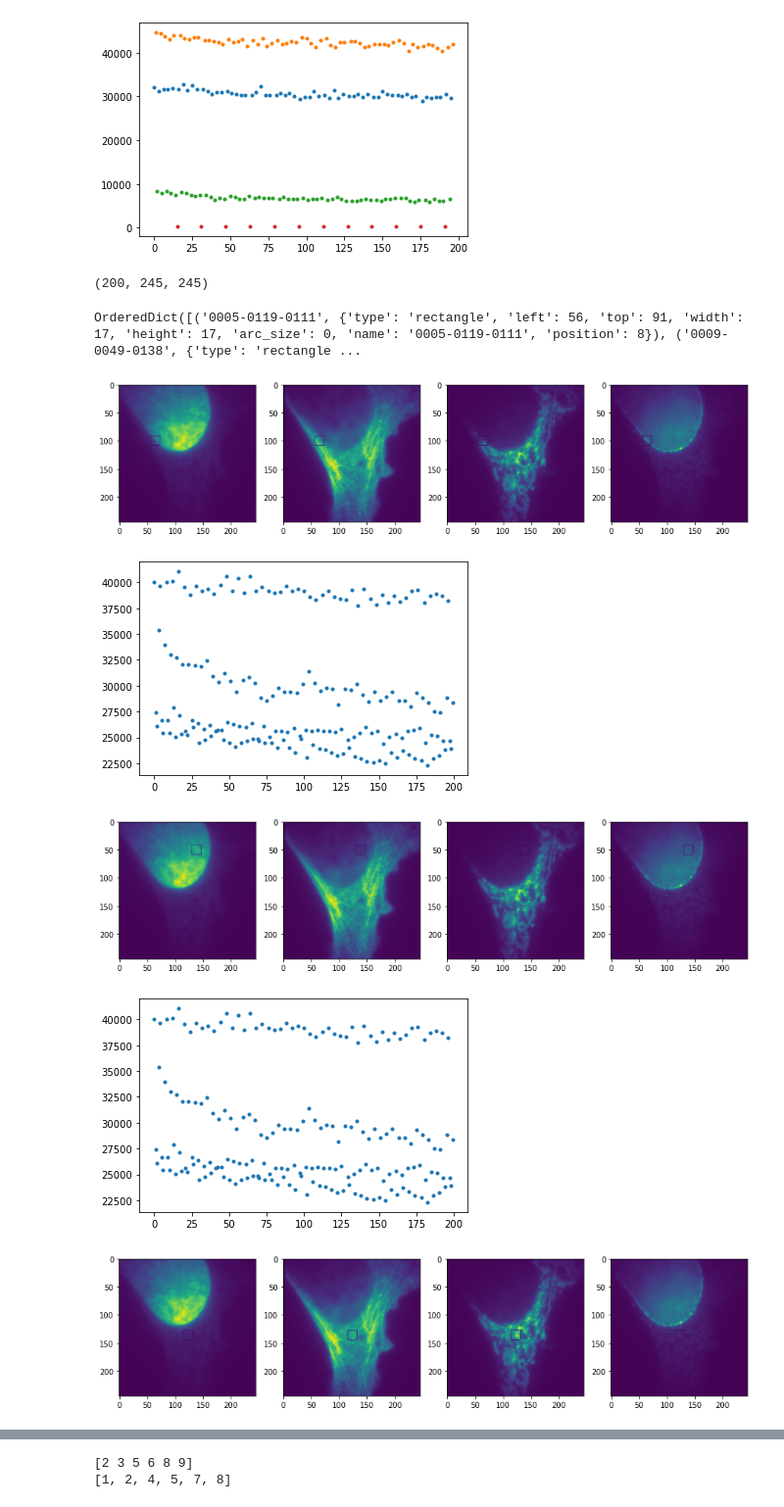
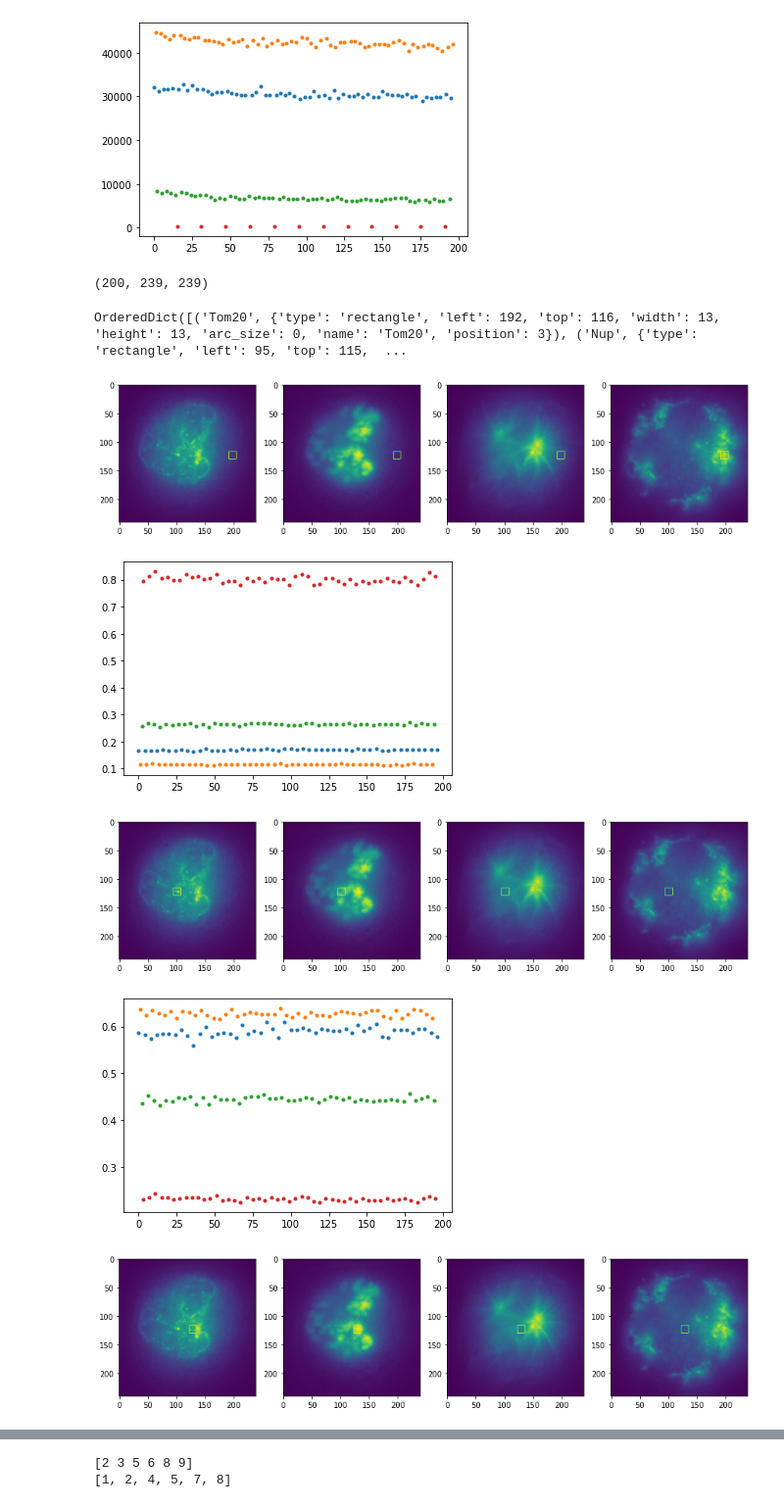
Before and after one commit to mufpga/analysis, a Jupyter notebook: analysis_image.ipynb, the cells around one changed output, grey strips where cells are left out. Shown at 98% size. Cells and saved outputs as stored; diff of their text form; code cells hidden in the pictures.

Commit message:
Update multi-color

```diff
--- a/analysis_image.ipynb
+++ b/analysis_image.ipynb
@@ -6,12 +6,15 @@ import read_roi as rr
 %matplotlib inline
 import matplotlib.pyplot as plt
 # %%
-def read_image(path):
+def read_image(path, norm = False):
     tif = tff.TiffFile(path)
 
     pages = []
     for page in tif.pages:
         array = page.asarray()
+        if norm:
+            array = array / np.max(array)
+
         pages.append(array)
 
     return np.array(pages)
@@ -33,7 +36,7 @@ def average_over_roi(img, roi):
     x0, y0, w, h = extract_roi(roi)
 
     for z in range(img.shape[0]):
-        vals[z] = np.max(img[z, x0:x0+w, y0:y0+h])
+        vals[z] = np.mean(img[z, x0:x0+w, y0:y0+h])
 
     return vals
 
@@ -103,7 +106,7 @@ def plot_overlays_intensity(img, rois, offset = 0, patterns = []):
             plt.subplot(1, len(rois.keys()), j+1)
             plt.imshow(overlay_roi_im(img, rois[k], offset+j))
 
-        av = average_over_roi(img, roi)
+        av = average_over_roi(img, rois[k])
 
         if len(patterns) == 0:
             plt.figure()
@@ -146,37 +149,29 @@ plot_overlays_intensity(im[3:,...], rois, patterns = patterns)
 [figure]
 [figure]
 # %%
-root = '211209_PH_xPH007_multi-color_interleaved/'
-folder = '32_Sample4-DAPI_Nup96-646_Tub-488_Tom20-CF568_405i1p7k_488i1p500_561i1p1800_640i1_quadfilter-only_x25_1/'
-file = '32_Sample4-DAPI_Nup96-646_Tub-488_Tom20-CF568_405i1p7k_488i1p500_561i1p1800_640i1_quadfilter-only_x25_1_MMStack_Pos0.ome.tif'
+root = 'all_data/211110_PH_multi-color_beads/211210_PH_xPH007_multi-color_interleaved_cont/'
+folder = '41_Sample4_DAPI_Nup96-646_Tub-488_Tom20-CF568_405i1p3k_488i1p250_561i1p2k_640i1p11k_quadfilter-only_x25_1/'
+file = '41_Sample4_DAPI_Nup96-646_Tub-488_Tom20-CF568_405i1p3k_488i1p250_561i1p2k_640i1p11k_quadfilter-only_x25_1_MMStack_Pos0.ome.tif'
 
 
 f = root+folder+file
-im = read_image(f)
+im = read_image(f, True)
 print(im.shape)
 # %% [output]
-(200, 245, 245)
+(200, 239, 239)
 # %%
-file = 'RoiSet_32.zip'
+file = root+'41_1/RoiSet.zip'
 
-rois = read_roi(root+file)
+rois = read_roi(file)
 print(rois)
 # %% [output]
-OrderedDict([('0005-0119-0111', {'type': 'rectangle', 'left': 56, 'top': 91, 'width': 17, 'height': 17, 'arc_size': 0, 'name': '0005-0119-0111', 'position': 8}), ('0009-0049-0138', {'type': 'rectangle ...
+OrderedDict([('Tom20', {'type': 'rectangle', 'left': 192, 'top': 116, 'width': 13, 'height': 13, 'arc_size': 0, 'name': 'Tom20', 'position': 3}), ('Nup', {'type': 'rectangle', 'left': 95, 'top': 115,  ...
 # %%
-for i, k in enumerate(rois.keys()):
-
-    plt.figure(figsize=(15, 15))
-    for j in range(len(rois.keys())):
-        plt.subplot(1, len(rois.keys()), j+1)
-        plt.imshow(overlay_roi_im(im, rois[k], j))
-
-    av = average_over_roi(im, roi)
-    plt.figure()
-    plt.plot([i for i in range(av.shape[0])], av, '.')
+patterns = ['1000100010001000','0100010001000100','0010001000100010','0001000100010001']
+plot_overlays_intensity(im[3:,...], rois, patterns = patterns)
 # %% [output]
-[figure, old version]
+[figure, new version]
-[figure, old version]
+[figure, new version]
-[figure, old version]
+[figure, new version]
-[figure, old version]
+[figure, new version]
-[figure, old version]
+[figure, new version]
```
Also changed, not shown: parts of 1 cell of this notebook, 1 other file.
